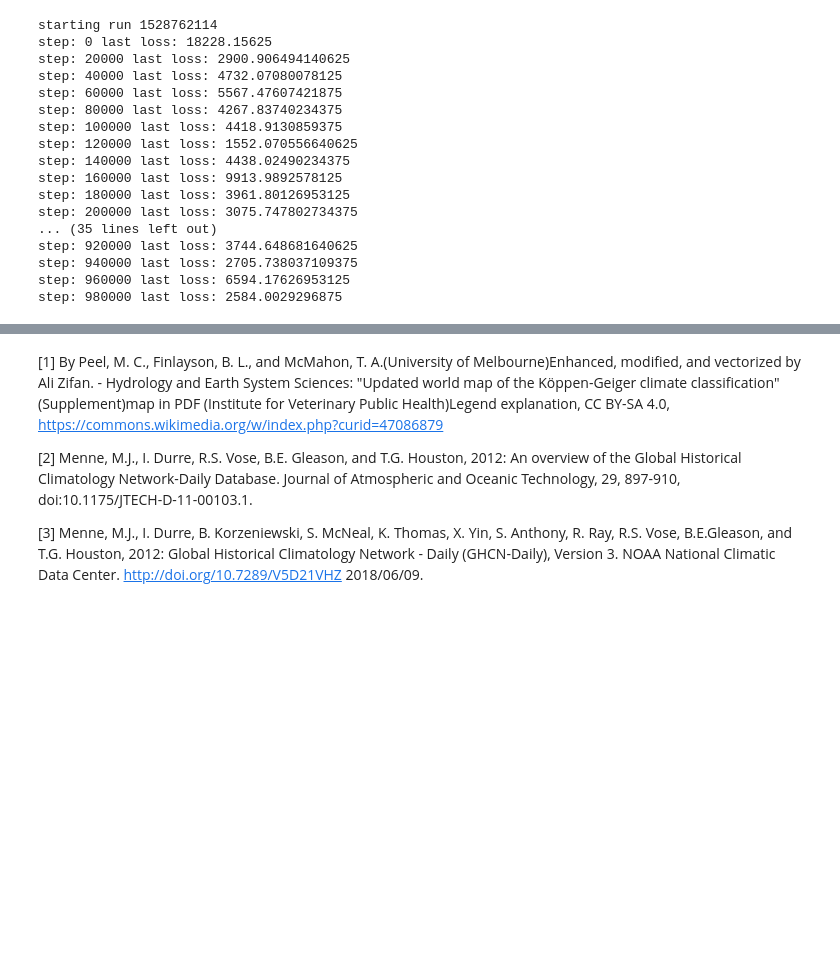
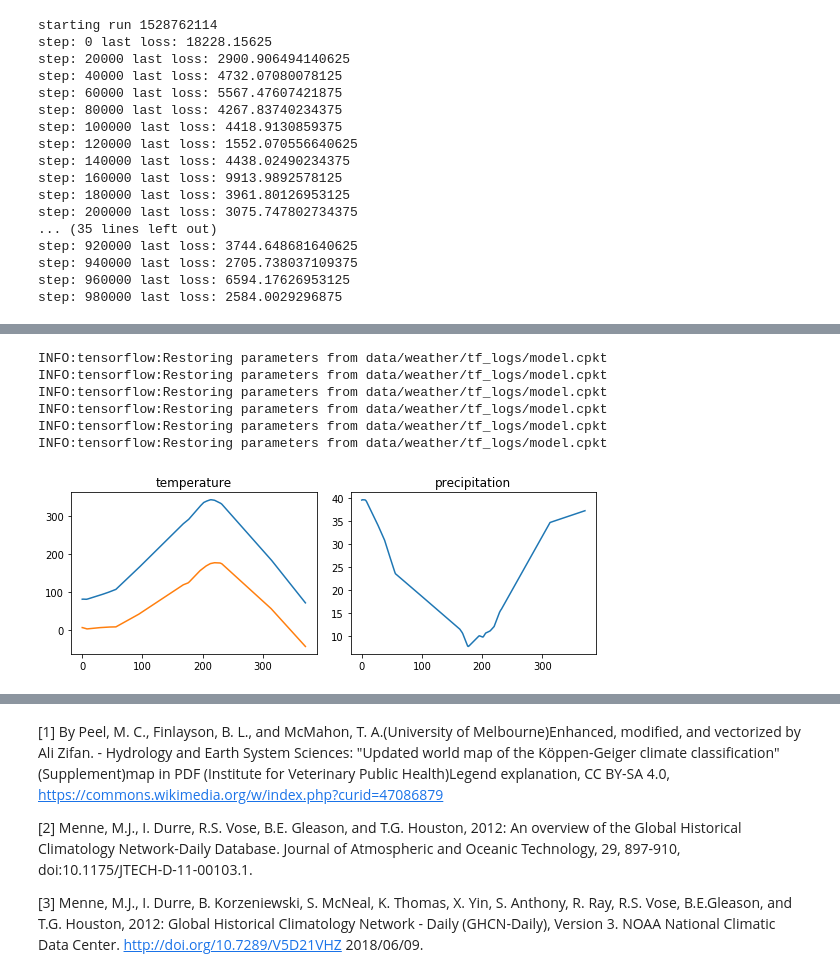
Before and after one commit to jessstringham/notebooks, a Jupyter notebook: 2018-06-11-climate-classification-with-neural-nets.ipynb, the cells around one changed output, grey strips where cells are left out. Cells and saved outputs as stored; diff of their text form; code cells hidden in the pictures; blank space fills up the shorter version.

Commit message:
add median predictions to climate post

```diff
--- a/2018-06-11-climate-classification-with-neural-nets.ipynb
+++ b/2018-06-11-climate-classification-with-neural-nets.ipynb
@@ -361,0 +360,43 @@ INFO:tensorflow:Restoring parameters from data/weather/tf_logs/model.cpkt
+# %%
+PRED_TMAX_COL = 0
+PRED_TMIN_COL = 1
+PRED_PRCP_COL = 2
+
+stations_per_climate_to_plot = [
+    [1,3,42,60,108,111,114,121,125,155,180,181,197,201,280,286,309,310,319,344,346,348,384,386,422,439,495,513,560,601,606,617,664,669,675,676,682,697,704,705,710,716,733,794,796,832,838,895,930,974,981,987,1039,1098,1105,1163,1164,1189,1196],
+    [7,12,18,23,25,31,33,35,45,47,50,58,61,62,64,71,80,103,115,116,117,118,120,127,128,129,131,135,137,140,149,154,156,161,164,168,171,183,194,210,213,214,230,232,234,238,239,245,247,251,257,258,259,274,283,297,301,302,313,322,328,336,338,341,342,345,349,351,354,355,357,368,369,381,383,389,391,405,408,411,412,413,416,417,418,423,427,431,433,434,436,446,462,463,467,468,470,471,473,478,480,497,498,509,510,511,530,534,537,542,553,562,564,577,579,585,592,598,603,608,610,615,625,627,628,630,631,632,640,648,665,666,667,670,671,678,679,691,700,713,715,721,722,725,746,755,763,778,780,813,816,817,818,821,828,843,846,852,859,863,870,880,912,917,919,920,921,925,927,932,944,947,952,956,958,959,966,973,990,992,997,1002,1004,1014,1016,1018,1024,1027,1028,1030,1031,1047,1051,1054,1055,1057,1062,1065,1087,1096,1106,1111,1116,1121,1125,1126,1142,1146,1150,1158,1159,1160,1168,1182,1191,1193,1197,1202,1214],
+    [22,159,208,248,252,254,256,268,269,281,290,291,318,320,326,329,358,361,367,379,393,400,402,406,419,430,459,474,475,482,483,484,486,489,492,502,508,519,523,524,528,536,555,558,567,574,581,582,593,599,626,633,634,639,642,645,649,650,657,662,677,684,693,695,701,707,709,714,719,728,729,731,732,741,744,761,765,769,770,787,788,793,800,814,819,830,834,835,836,853,855,857,861,862,864,867,875,884,892,894,900,903,908,913,915,916,918,929,941,943,949,953,965,968,978,982,983,988,994,998,1008,1011,1013,1015,1020,1021,1022,1034,1035,1037,1038,1040,1044,1049,1050,1052,1063,1068,1070,1076,1078,1081,1084,1092,1102,1113,1122,1124,1127,1132,1135,1141,1143,1147,1152,1154,1155,1156,1162,1169,1170,1172,1185,1188,1204,1209,1210,1212,1213],
+    [0,2,11,15,20,21,27,29,32,34,36,38,40,49,52,56,72,73,79,82,83,84,90,91,94,96,101,102,104,106,132,136,139,142,143,145,148,152,153,162,163,170,172,174,175,177,178,179,186,187,196,198,202,203,204,205,207,209,216,219,221,223,226,227,229,231,235,236,241,242,243,249,250,255,260,263,264,266,270,275,276,277,278,282,284,288,289,292,293,294,295,298,299,305,306,308,312,314,315,317,323,324,325,327,330,332,333,335,337,339,347,352,356,362,363,364,366,374,375,380,385,388,390,392,394,397,398,399,401,403,404,407,409,410,421,424,425,429,435,438,441,447,448,451,452,454,455,456,458,464,465,466,469,472,477,481,485,493,494,496,501,503,504,505,512,515,517,521,522,527,531,533,535,538,540,546,552,556,557,563,568,569,570,573,576,578,580,583,586,587,589,594,595,600,602,604,607,611,612,614,616,620,622,623,635,636,637,641,644,646,651,661,663,668,672,673,674,685,686,688,692,696,698,699,706,708,711,712,718,723,726,727,734,735,737,738,739,743,747,748,751,752,753,757,762,764,766,767,768,772,777,779,781,783,785,791,798,801,802,804,805,810,815,822,826,827,839,841,842,847,851,865,868,873,876,878,879,882,888,889,891,897,898,899,905,907,914,923,924,926,931,933,934,935,940,945,948,951,963,976,977,980,984,989,993,995,996,1006,1007,1029,1032,1033,1041,1042,1043,1056,1059,1061,1067,1074,1079,1080,1088,1091,1094,1095,1097,1099,1100,1101,1107,1110,1115,1130,1131,1133,1134,1140,1144,1149,1157,1166,1179,1180,1183,1184,1190,1195,1199,1200,1203,1208,1211,1216],
+    [6,8,9,10,13,14,16,17,19,24,26,37,41,43,44,46,48,51,53,54,57,63,65,67,68,69,75,77,78,81,85,86,87,88,89,92,93,97,99,109,110,112,113,122,126,130,133,134,144,147,151,157,165,169,173,176,182,185,189,190,192,193,195,211,212,217,218,224,228,237,240,265,267,272,279,296,303,304,307,311,321,331,340,350,353,359,360,365,373,378,387,396,414,420,426,437,444,453,457,461,476,487,490,500,507,514,520,526,529,532,539,547,549,554,559,561,575,596,597,605,613,619,629,638,654,655,656,659,660,680,681,683,687,690,702,703,717,736,740,742,749,754,756,759,760,771,782,784,795,803,807,812,823,825,829,831,840,848,850,854,858,881,883,885,886,887,896,901,906,910,911,928,936,937,939,946,950,954,957,961,964,967,970,979,985,999,1000,1001,1003,1005,1009,1010,1012,1019,1025,1026,1045,1046,1048,1053,1064,1069,1071,1072,1073,1075,1077,1085,1089,1093,1104,1109,1112,1114,1117,1120,1123,1128,1129,1136,1137,1138,1139,1145,1148,1161,1165,1171,1174,1175,1176,1177,1181,1186,1187,1192,1194,1205,1206,1207,1217],
+    [4,5,28,30,39,55,59,66,70,74,76,95,98,100,105,107,119,123,124,138,141,146,150,158,160,166,167,184,188,191,199,200,206,215,220,222,225,233,244,246,253,261,262,271,273,285,287,300,316,334,343,370,371,372,376,377,382,395,415,428,432,440,442,443,445,449,450,460,479,488,491,499,506,516,518,525,541,543,544,545,548,550,551,565,566,571,572,584,588,590,591,609,618,621,624,643,647,652,653,658,689,694,720,724,730,745,750,758,773,774,775,776,786,789,790,792,797,799,806,808,809,811,820,824,833,837,844,845,849,856,860,866,869,871,872,874,877,890,893,902,904,909,922,938,942,955,960,962,969,971,972,975,986,991,1017,1023,1036,1058,1060,1066,1082,1083,1086,1090,1103,1108,1118,1119,1151,1153,1167,1173,1178,1198,1201,1215],
+]
+climate_predictions = []
+for climate_stations in stations_per_climate_to_plot:
+    climate_predictions.append(predict_a_year(climate_stations))
+
+
+climate_id_to_color = ['red', 'blue', 'orange', 'maroon', 'orchid', 'darkcyan']
+
+# hiding this code block in blog post
+# %% [output]
+INFO:tensorflow:Restoring parameters from data/weather/tf_logs/model.cpkt
+INFO:tensorflow:Restoring parameters from data/weather/tf_logs/model.cpkt
+INFO:tensorflow:Restoring parameters from data/weather/tf_logs/model.cpkt
+INFO:tensorflow:Restoring parameters from data/weather/tf_logs/model.cpkt
+INFO:tensorflow:Restoring parameters from data/weather/tf_logs/model.cpkt
+INFO:tensorflow:Restoring parameters from data/weather/tf_logs/model.cpkt
+# %%
+fig, axs = plt.subplots(1, 2, figsize=(8, 3))
+
+_, arbitrary_station = climate_predictions[0][0]
+
+axs[0].plot(arbitrary_station[:, PRED_TMAX_COL])
+axs[0].plot(arbitrary_station[:, PRED_TMIN_COL])
+axs[0].set_title('temperature')
+axs[1].plot(arbitrary_station[:, PRED_PRCP_COL])
+axs[1].set_title('precipitation')
+
+maybe_save_plot('2018-06-11-year-temp-single-pred')
+plt.show()
+# %% [output]
+[figure, added]
```
Also changed, not shown: parts of 22 cells of this notebook, 4 other files.
